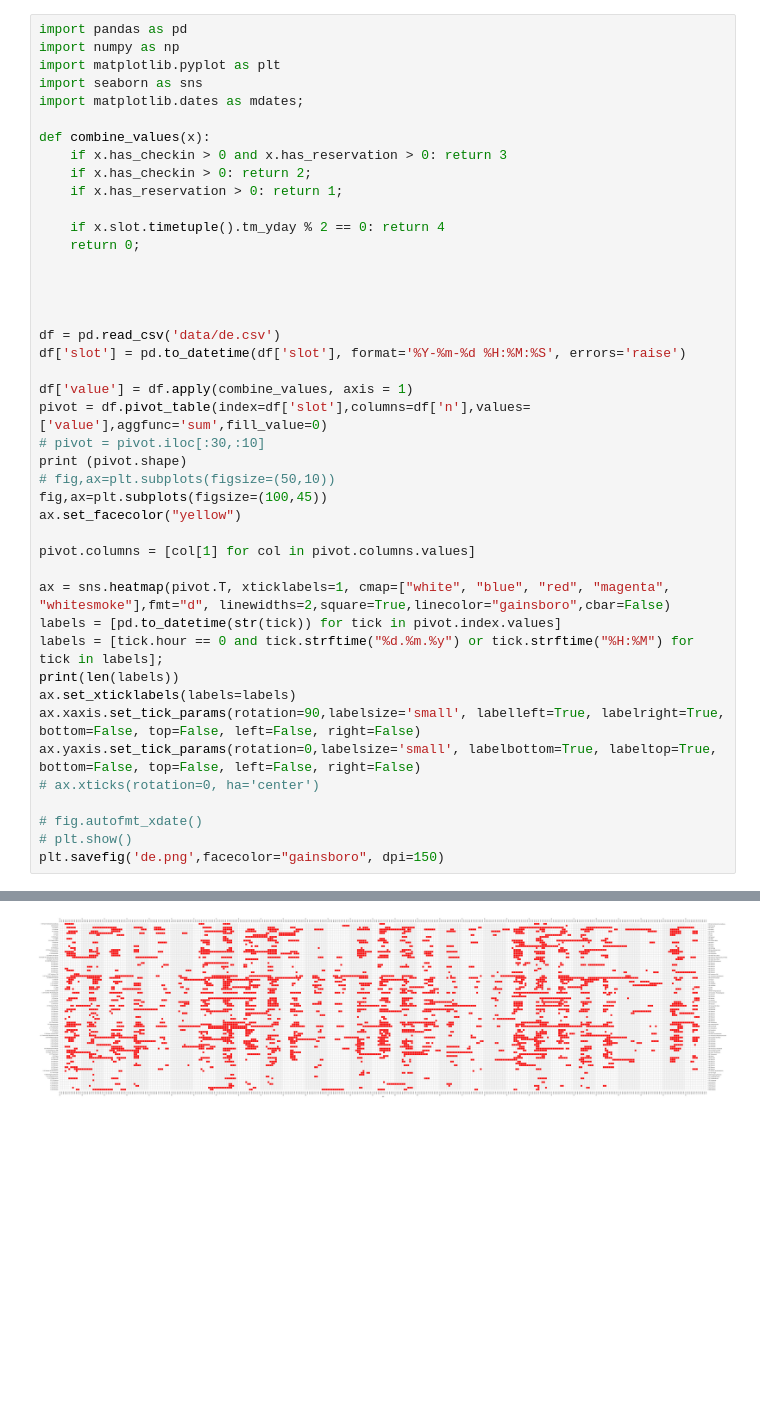
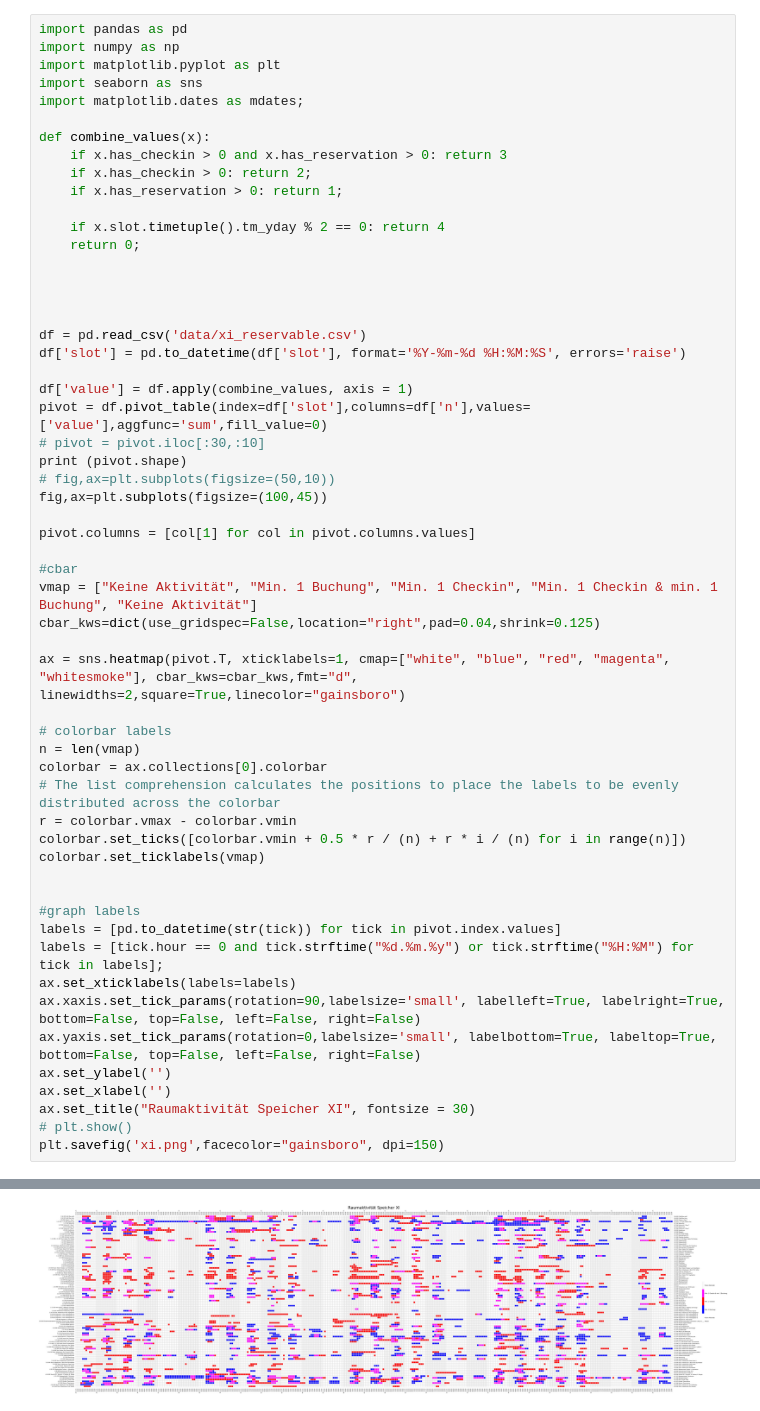
Before and after one commit to digitalmediabremen/hfk-checkin, a Jupyter notebook: evaluation/matrixplot.ipynb, the cells around one changed output, grey strips where cells are left out. Saved outputs shown, nothing was run; the diff lists cells and outputs as text; blank space fills up the shorter version.

Commit message:
analysis: add colorbar

```diff
--- a/evaluation/matrixplot.ipynb
+++ b/evaluation/matrixplot.ipynb
@@ -16,7 +16,7 @@ def combine_values(x):
 
 
 
-df = pd.read_csv('data/de.csv')
+df = pd.read_csv('data/xi_reservable.csv')
 df['slot'] = pd.to_datetime(df['slot'], format='%Y-%m-%d %H:%M:%S', errors='raise')
 
 df['value'] = df.apply(combine_values, axis = 1)
@@ -25,20 +25,33 @@ pivot = df.pivot_table(index=df['slot'],columns=df['n'],values=['value'],aggfunc
 print (pivot.shape)
 # fig,ax=plt.subplots(figsize=(50,10))
 fig,ax=plt.subplots(figsize=(100,45))
-ax.set_facecolor("yellow")
 
 pivot.columns = [col[1] for col in pivot.columns.values]
 
-ax = sns.heatmap(pivot.T, xticklabels=1, cmap=["white", "blue", "red", "magenta", "whitesmoke"],fmt="d", linewidths=2,square=True,linecolor="gainsboro",cbar=False)
+#cbar
+vmap = ["Keine Aktivität", "Min. 1 Buchung", "Min. 1 Checkin", "Min. 1 Checkin & min. 1 Buchung", "Keine Aktivität"]
+cbar_kws=dict(use_gridspec=False,location="right",pad=0.04,shrink=0.125)
+
+ax = sns.heatmap(pivot.T, xticklabels=1, cmap=["white", "blue", "red", "magenta", "whitesmoke"], cbar_kws=cbar_kws,fmt="d", linewidths=2,square=True,linecolor="gainsboro")
+
+# colorbar labels
+n = len(vmap)
+colorbar = ax.collections[0].colorbar
+# The list comprehension calculates the positions to place the labels to be evenly distributed across the colorbar
+r = colorbar.vmax - colorbar.vmin
+colorbar.set_ticks([colorbar.vmin + 0.5 * r / (n) + r * i / (n) for i in range(n)])
+colorbar.set_ticklabels(vmap)
+
+
+#graph labels
 labels = [pd.to_datetime(str(tick)) for tick in pivot.index.values]
 labels = [tick.hour == 0 and tick.strftime("%d.%m.%y") or tick.strftime("%H:%M") for tick in labels];
-print(len(labels))
 ax.set_xticklabels(labels=labels)
 ax.xaxis.set_tick_params(rotation=90,labelsize='small', labelleft=True, labelright=True, bottom=False, top=False, left=False, right=False)
 ax.yaxis.set_tick_params(rotation=0,labelsize='small', labelbottom=True, labeltop=True, bottom=False, top=False, left=False, right=False)
-# ax.xticks(rotation=0, ha='center')
-
-# fig.autofmt_xdate()
+ax.set_ylabel('')
+ax.set_xlabel('')
+ax.set_title("Raumaktivität Speicher XI", fontsize = 30)
 # plt.show()
-plt.savefig('de.png',facecolor="gainsboro", dpi=150)
+plt.savefig('xi.png',facecolor="gainsboro", dpi=150)
 # %% [output]
@@ -47 +59 @@ plt.savefig('de.png',facecolor="gainsboro", dpi=150)
-[figure, old version]
+[figure, new version]
```
Also changed, not shown: parts of 1 cell of this notebook.
